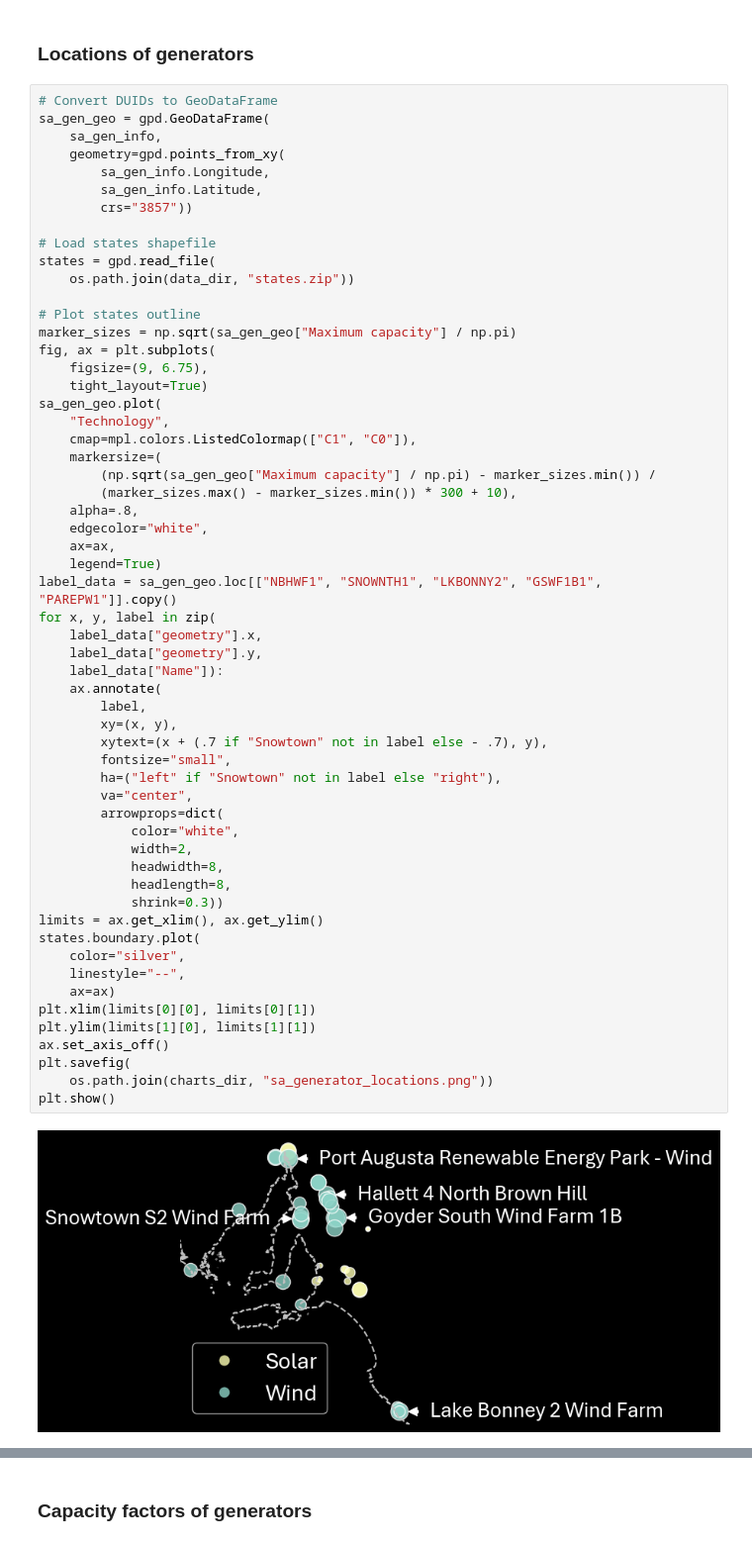
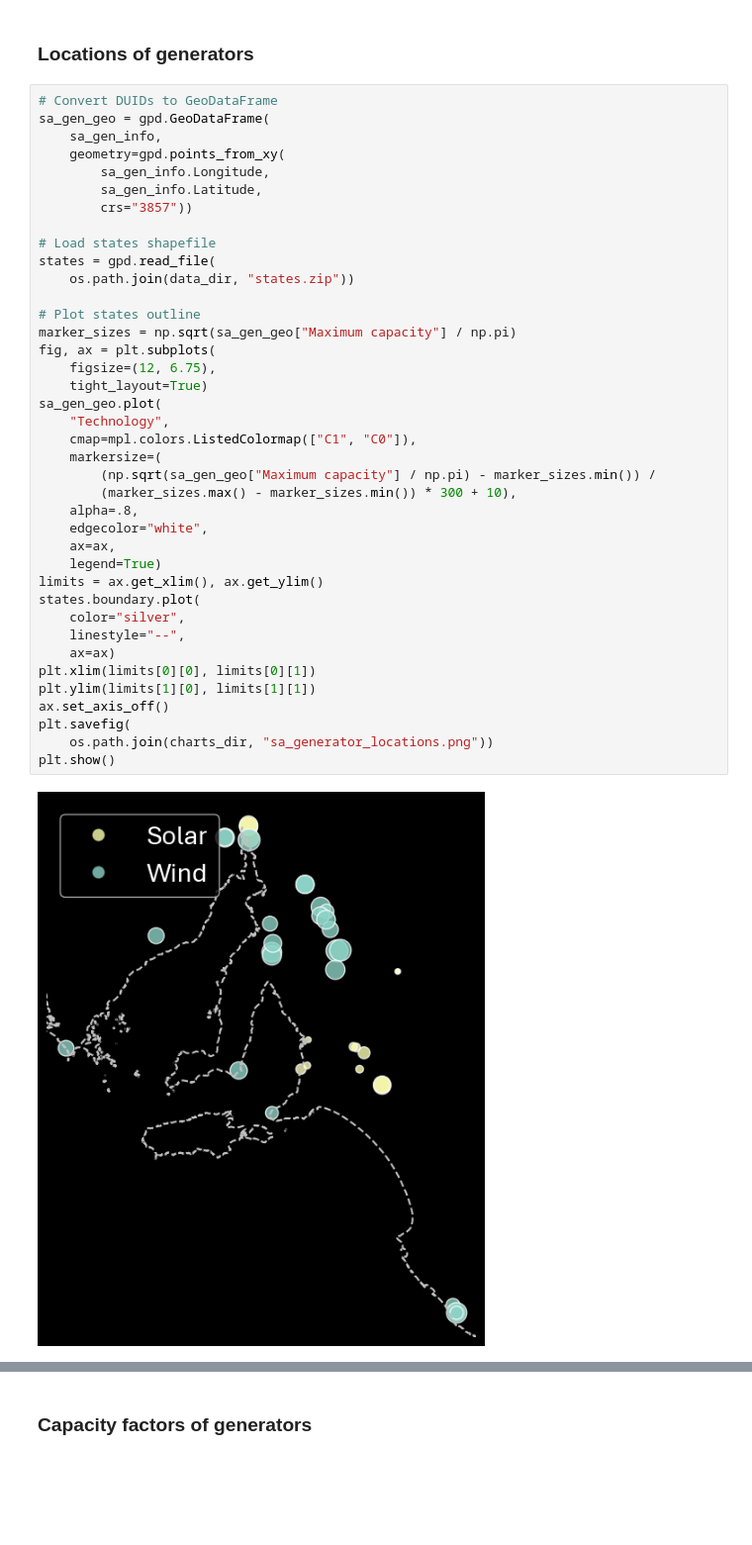
Before and after one commit to MarkusMannheim/contract_modelling, a Jupyter notebook: contract_modelling.ipynb, the cells around one changed output, grey strips where cells are left out. Shown at 99% size. Saved outputs shown, nothing was run; the diff lists cells and outputs as text; blank space fills up the shorter version.

Commit message:
Chart updats

```diff
--- a/contract_modelling.ipynb
+++ b/contract_modelling.ipynb
@@ -201,50 +201,32 @@ sa_gen_geo = gpd.GeoDataFrame(
 # Load states shapefile
 states = gpd.read_file(
     os.path.join(data_dir, "states.zip"))
 
 # Plot states outline
 marker_sizes = np.sqrt(sa_gen_geo["Maximum capacity"] / np.pi)
 fig, ax = plt.subplots(
-    figsize=(9, 6.75),
+    figsize=(12, 6.75),
     tight_layout=True)
 sa_gen_geo.plot(
     "Technology",
     cmap=mpl.colors.ListedColormap(["C1", "C0"]),
     markersize=(
         (np.sqrt(sa_gen_geo["Maximum capacity"] / np.pi) - marker_sizes.min()) /
         (marker_sizes.max() - marker_sizes.min()) * 300 + 10),
     alpha=.8,
     edgecolor="white",
     ax=ax,
     legend=True)
-label_data = sa_gen_geo.loc[["NBHWF1", "SNOWNTH1", "LKBONNY2", "GSWF1B1", "PAREPW1"]].copy()
-for x, y, label in zip(
-    label_data["geometry"].x,
-    label_data["geometry"].y,
-    label_data["Name"]):
-    ax.annotate(
-        label,
-        xy=(x, y),
-        xytext=(x + (.7 if "Snowtown" not in label else - .7), y),
-        fontsize="small",
-        ha=("left" if "Snowtown" not in label else "right"),
-        va="center",
-        arrowprops=dict(
-            color="white",
-            width=2,
-            headwidth=8,
-            headlength=8,
-            shrink=0.3))
 limits = ax.get_xlim(), ax.get_ylim()
 states.boundary.plot(
     color="silver",
     linestyle="--",
     ax=ax)
 plt.xlim(limits[0][0], limits[0][1])
 plt.ylim(limits[1][0], limits[1][1])
 ax.set_axis_off()
 plt.savefig(
     os.path.join(charts_dir, "sa_generator_locations.png"))
 plt.show()
 # %% [output]
-[figure, old version]
+[figure, new version]
```
Also changed, not shown: parts of 3 cells of this notebook, 1 other file.
